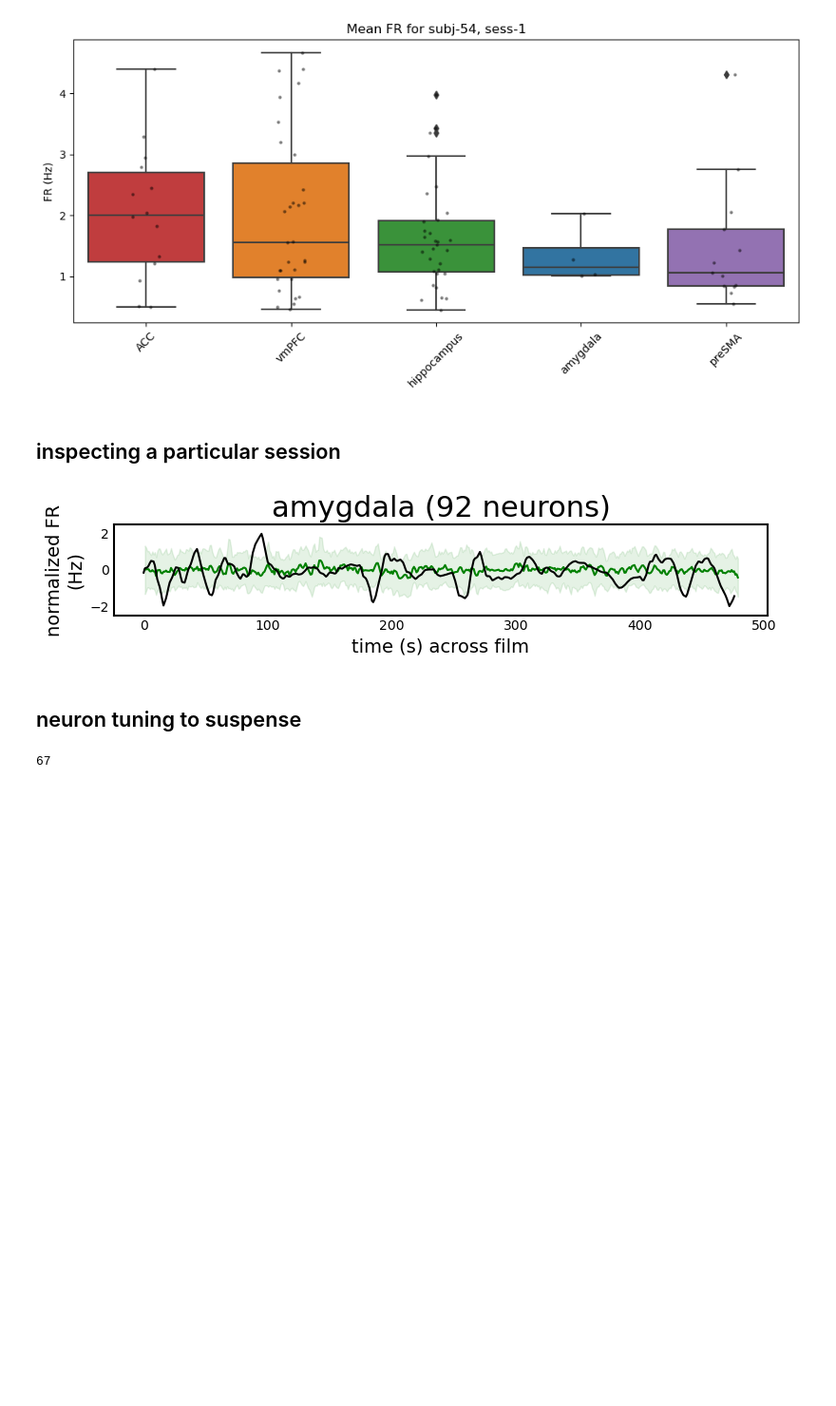
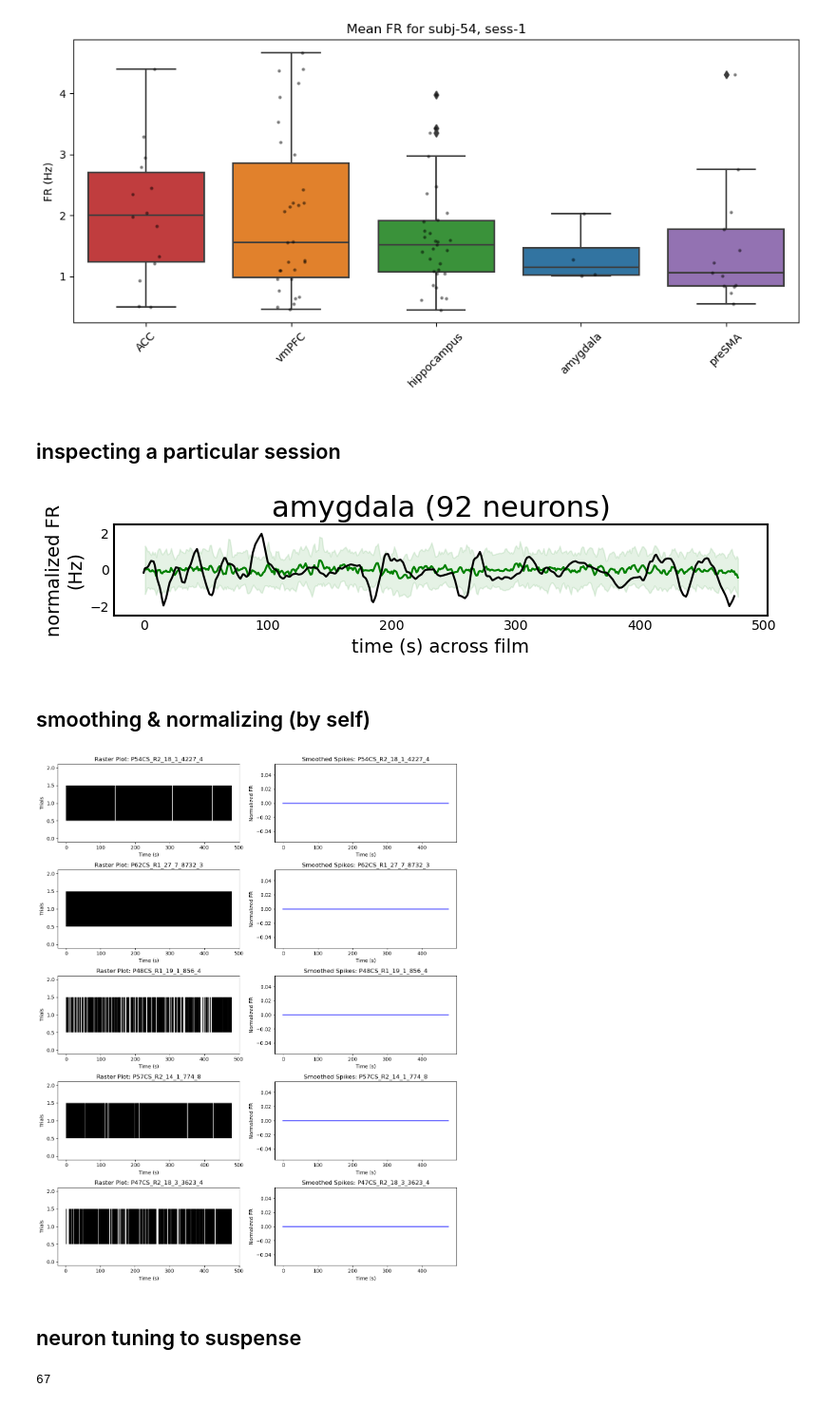
Before and after one commit to NuttidaLab/movie_analysis, a Jupyter notebook: encoding_analyses.ipynb, the cells around one changed output. Shown at 95% size. Drawn from its saved outputs; the diff is of its cells as text; code cells hidden in the pictures; blank space fills up the shorter version.

```diff
--- a/encoding_analyses.ipynb
+++ b/encoding_analyses.ipynb
@@ -463,6 +398,70 @@ plt.show()
 # plt.show()
 # %% [output]
 [figure]
+# %% [markdown]
+## smoothing & normalizing (by self)
+# %%
+# gaussian
+kernel_sd, dt = .5, 1
+stop = 477  # seconds
+n_bins = int(stop / dt)
+
+# boxcar
+win_size, step = 3, 1
+
+normed_smooth_spikes = []
+
+for spikes in df_encoding['trial_aligned_spikes']:
+
+    # init full-length binning
+    t = np.arange(0, stop, dt)
+    spike_train = np.zeros_like(t)
+
+    # bin spikes
+    inds = (np.array(spikes) / dt).astype(int)
+    inds = inds[inds < len(t)]
+    spike_train[inds] = 1
+
+    # boxcar smooth
+    smoothed = gaussian_filter1d(spike_train, sigma=kernel_sd/dt) / dt
+
+    # # gaussian
+    # smoothed = []
+    # for i in np.arange(0, stop-win_size+step, step):
+    #     smoothed.append(len(spikes[(spikes >= i) & (spikes < i + win_size)]))
+
+    # normalize
+    mean, sd = np.nanmean(smoothed), np.nanstd(smoothed)
+    normed = (smoothed - mean) / sd if sd > 0 else smoothed
+
+    normed_smooth_spikes.append(normed)
+
+df_encoding['normed_smooth_spikes'] = normed_smooth_spikes
+
+# Select 5 random neurons
+random_neurons = random.sample(list(df_encoding['neuron']), 5)
+
+fig, axs = plt.subplots(len(random_neurons), 2, figsize=(12, 3 * len(random_neurons)))
+
+for i, neuron in enumerate(random_neurons):
+    neuron_data = df_encoding[df_encoding['neuron'] == neuron].iloc[0]
+
+    # Plot raster from trial_aligned_spikes
+    axs[i, 0].eventplot(neuron_data['trial_aligned_spikes'], color='black')
+    axs[i, 0].set_title(f'Raster Plot: {neuron}')
+    axs[i, 0].set_xlabel('Time (s)')
+    axs[i, 0].set_ylabel('Trials')
+
+    # Plot normed_smooth_spikes
+    axs[i, 1].plot(t, neuron_data['normed_smooth_spikes'], color='blue')
+    axs[i, 1].set_title(f'Smoothed Spikes: {neuron}')
+    axs[i, 1].set_xlabel('Time (s)')
+    axs[i, 1].set_ylabel('Normalized FR')
+
+plt.tight_layout()
+plt.show()
+# %% [output]
+[figure, added]
 # %% [markdown]
 ## neuron tuning to suspense
 # %%
```
Also changed, not shown: parts of 9 cells of this notebook, 3 other files.
